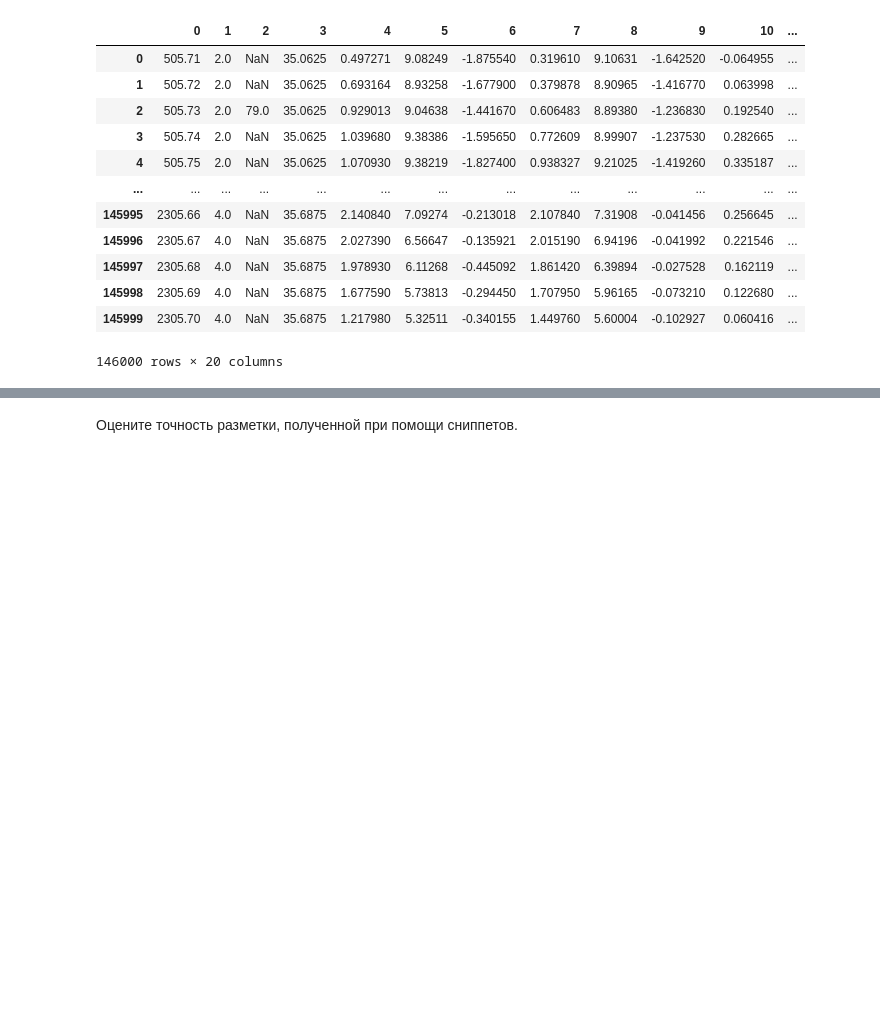
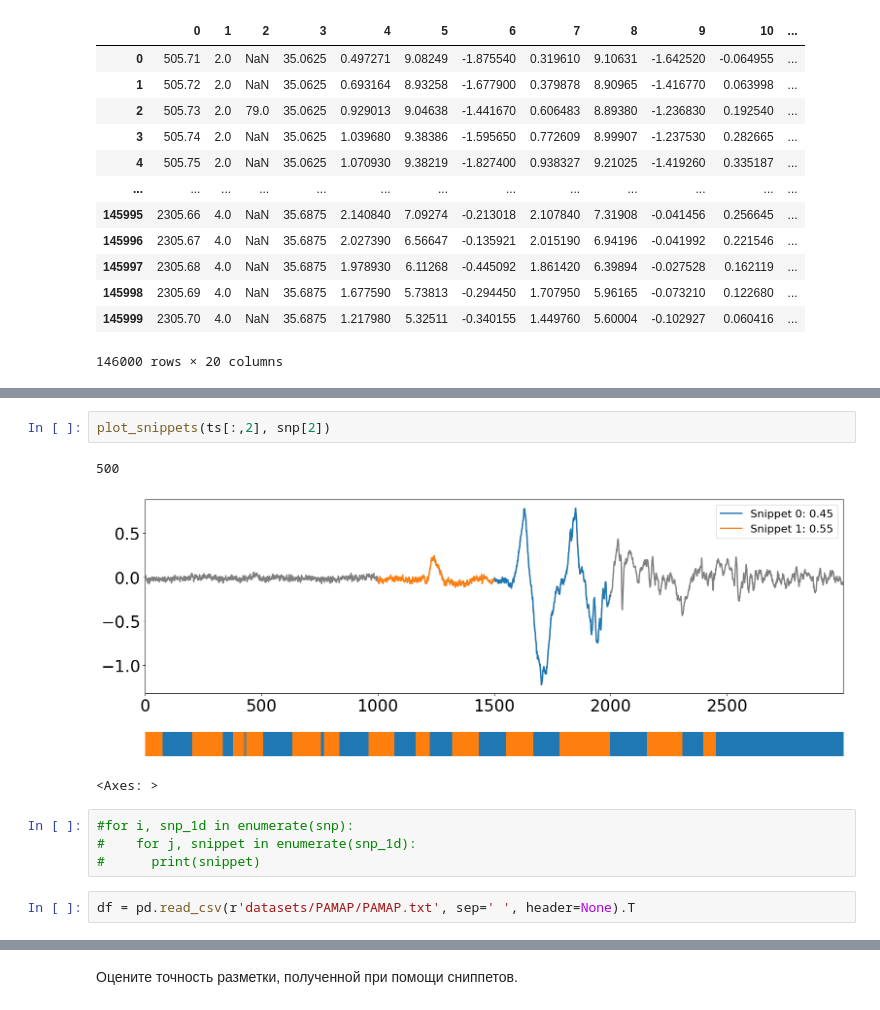
Before and after one commit to Isakova74/2023-Isakova-TimeSeriesCourse, a Jupyter notebook: practice/05_Snippets/05 Snippets.ipynb, the cells around one changed output, grey strips where cells are left out. Drawn from its saved outputs; the diff is of its cells as text; blank space fills up the shorter version.

```diff
--- a/practice/05_Snippets/05 Snippets.ipynb
+++ b/practice/05_Snippets/05 Snippets.ipynb
@@ -240,0 +227,12 @@ plot_snippets(ts3, snp3)
+# %%
+plot_snippets(ts[:,2], snp[2])
+# %% [output]
+500
+[figure, added]
+<Axes: >
+# %%
+#for i, snp_1d in enumerate(snp):
+#    for j, snippet in enumerate(snp_1d):
+#      print(snippet)
+# %%
+df = pd.read_csv(r'datasets/PAMAP/PAMAP.txt', sep=' ', header=None).T
```
Also changed, not shown: parts of 48 cells of this notebook.
